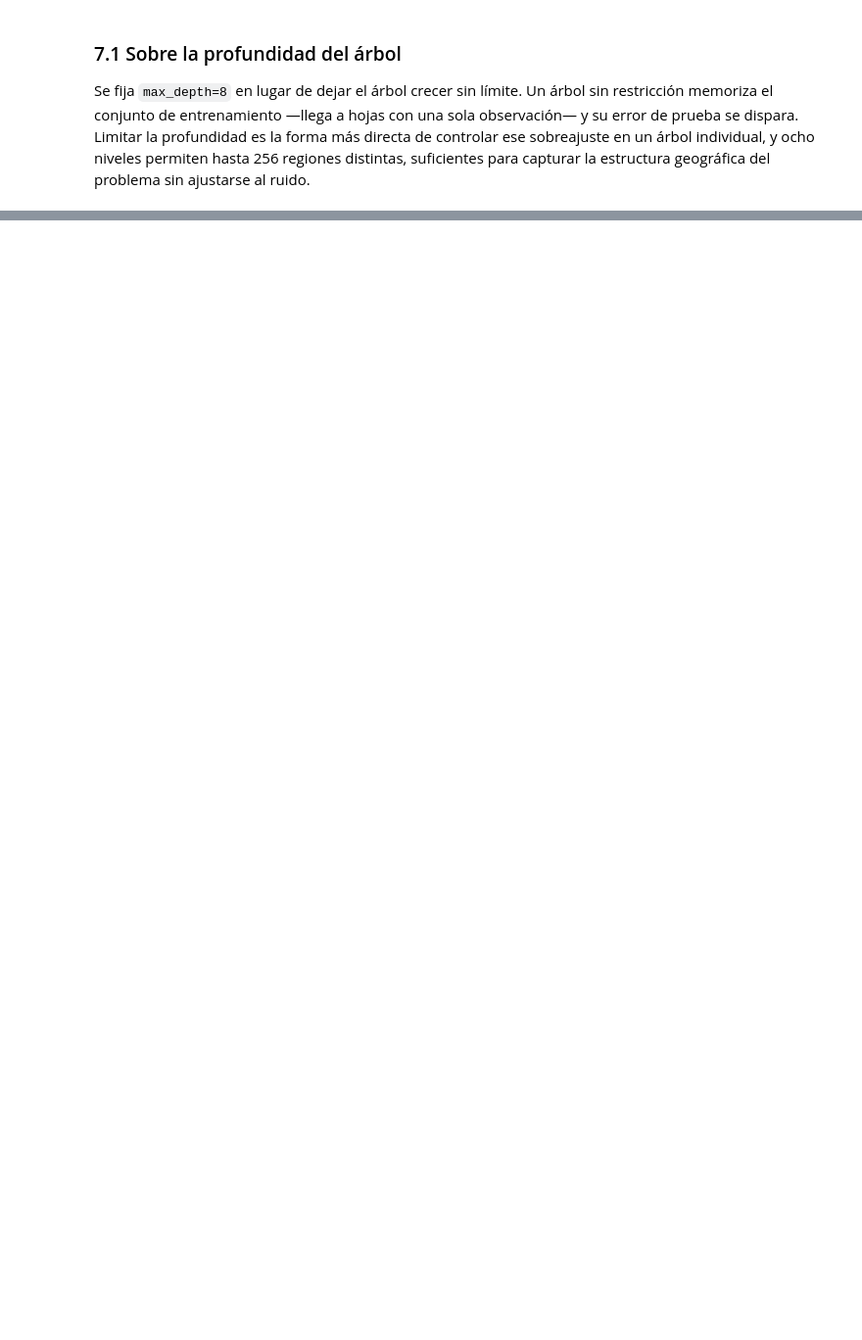
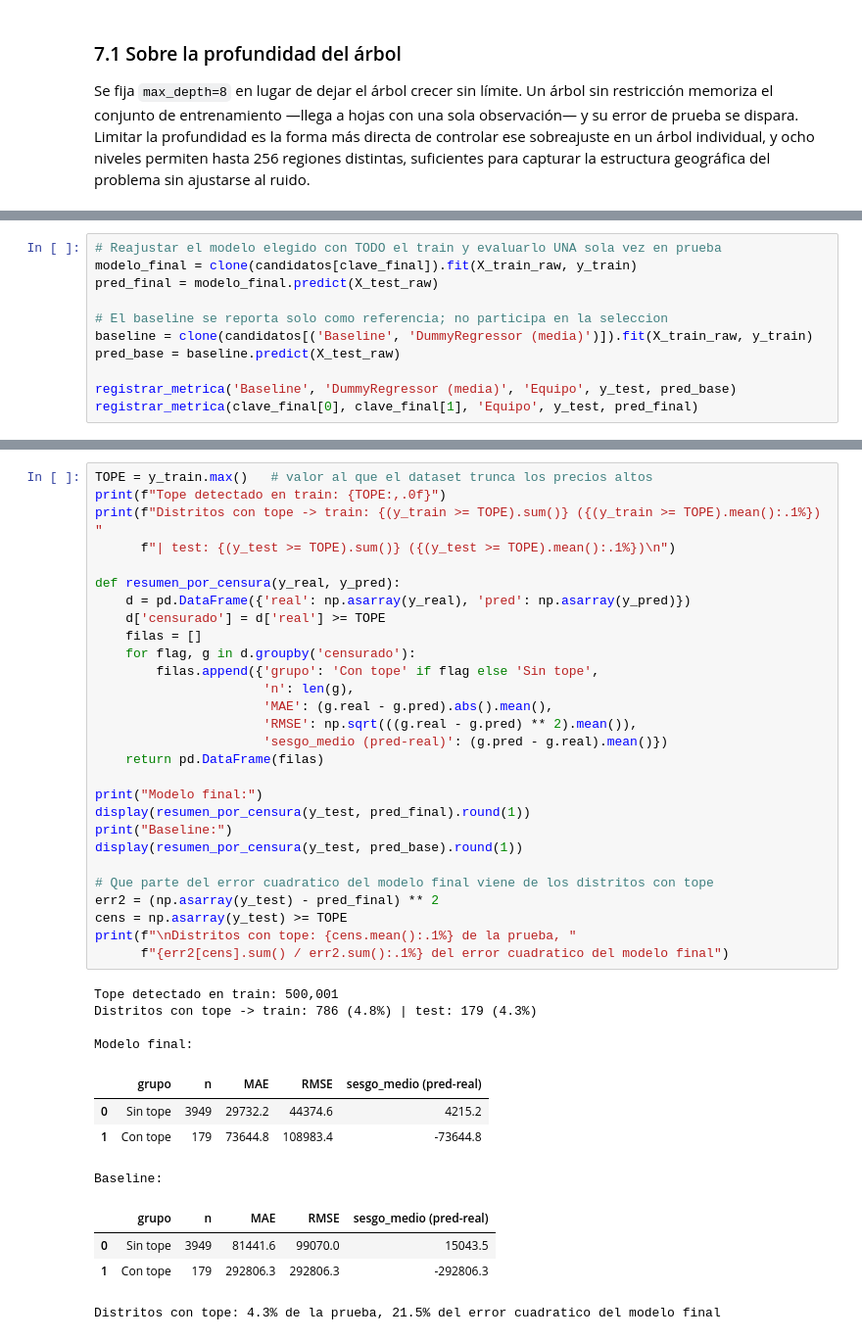
Before and after one commit to juanj-rgb/Proyecto-Modelos-1, a Jupyter notebook: fase-1/notebook.ipynb, the cells around one changed output, grey strips where cells are left out. Shown at 98% size. Cells and saved outputs as stored; diff of their text form; blank space fills up the shorter version.

```diff
--- a/fase-1/notebook.ipynb
+++ b/fase-1/notebook.ipynb
@@ -465,0 +467,11 @@ Random Forest: MAE 32,098.51 (sin One-Hot) -> 31,639.71 (con One-Hot) | reduccio
+# %%
+# Reajustar el modelo elegido con TODO el train y evaluarlo UNA sola vez en prueba
+modelo_final = clone(candidatos[clave_final]).fit(X_train_raw, y_train)
+pred_final = modelo_final.predict(X_test_raw)
+
+# El baseline se reporta solo como referencia; no participa en la seleccion
+baseline = clone(candidatos[('Baseline', 'DummyRegressor (media)')]).fit(X_train_raw, y_train)
+pred_base = baseline.predict(X_test_raw)
+
+registrar_metrica('Baseline', 'DummyRegressor (media)', 'Equipo', y_test, pred_base)
+registrar_metrica(clave_final[0], clave_final[1], 'Equipo', y_test, pred_final)
@@ -466 +507,42 @@ Random Forest: MAE 32,098.51 (sin One-Hot) -> 31,639.71 (con One-Hot) | reduccio
+# %%
+TOPE = y_train.max()   # valor al que el dataset trunca los precios altos
+print(f"Tope detectado en train: {TOPE:,.0f}")
+print(f"Distritos con tope -> train: {(y_train >= TOPE).sum()} ({(y_train >= TOPE).mean():.1%}) "
+      f"| test: {(y_test >= TOPE).sum()} ({(y_test >= TOPE).mean():.1%})\n")
+
+def resumen_por_censura(y_real, y_pred):
+    d = pd.DataFrame({'real': np.asarray(y_real), 'pred': np.asarray(y_pred)})
+    d['censurado'] = d['real'] >= TOPE
+    filas = []
+    for flag, g in d.groupby('censurado'):
+        filas.append({'grupo': 'Con tope' if flag else 'Sin tope',
+                      'n': len(g),
+                      'MAE': (g.real - g.pred).abs().mean(),
+                      'RMSE': np.sqrt(((g.real - g.pred) ** 2).mean()),
+                      'sesgo_medio (pred-real)': (g.pred - g.real).mean()})
+    return pd.DataFrame(filas)
+
+print("Modelo final:")
+display(resumen_por_censura(y_test, pred_final).round(1))
+print("Baseline:")
+display(resumen_por_censura(y_test, pred_base).round(1))
+
+# Que parte del error cuadratico del modelo final viene de los distritos con tope
+err2 = (np.asarray(y_test) - pred_final) ** 2
+cens = np.asarray(y_test) >= TOPE
+print(f"\nDistritos con tope: {cens.mean():.1%} de la prueba, "
+      f"{err2[cens].sum() / err2.sum():.1%} del error cuadratico del modelo final")
+# %% [output]
+Tope detectado en train: 500,001
+Distritos con tope -> train: 786 (4.8%) | test: 179 (4.3%)
+
+Modelo final:
+|  | grupo | n | MAE | RMSE | sesgo_medio (pred-real) |
+| 0 | Sin tope | 3949 | 29732.2 | 44374.6 | 4215.2 |
+| 1 | Con tope | 179 | 73644.8 | 108983.4 | -73644.8 |
+Baseline:
+|  | grupo | n | MAE | RMSE | sesgo_medio (pred-real) |
+| 0 | Sin tope | 3949 | 81441.6 | 99070.0 | 15043.5 |
+| 1 | Con tope | 179 | 292806.3 | 292806.3 | -292806.3 |
+Distritos con tope: 4.3% de la prueba, 21.5% del error cuadratico del modelo final
 # %% [markdown]
```
Also changed, not shown: parts of 33 cells of this notebook, 5 other files.
